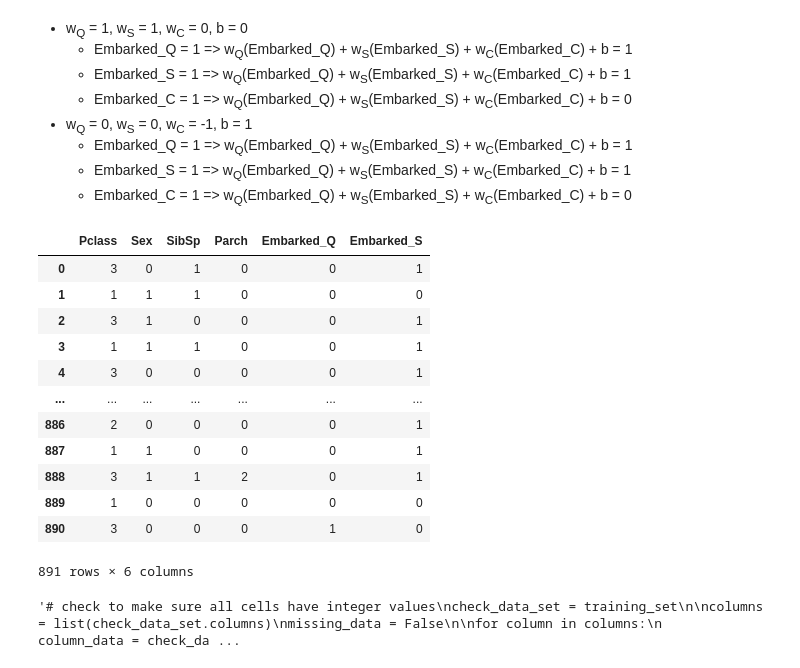
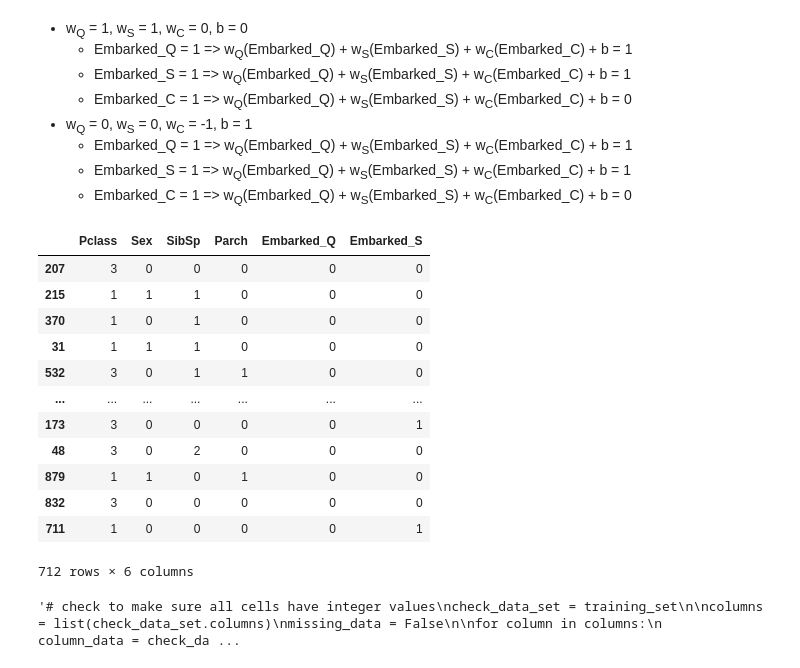
Before and after one commit to amihays/titanic, a Jupyter notebook: data_exploration.ipynb, the cells around one changed output. Saved outputs shown, nothing was run; the diff lists cells and outputs as text; code cells hidden in the pictures.

```diff
--- a/data_exploration.ipynb
+++ b/data_exploration.ipynb
@@ -12,3 +10,7 @@ uncleaned_test_set = pandas.read_csv('./data/test.csv')
+# %%
+uncleaned_data_set = pandas.read_csv('./data/train.csv')
+
+uncleaned_training_set, uncleaned_validation_set = train_test_split(uncleaned_data_set, test_size=0.2)
 # %%
 uncleaned_training_set
 # %% [output]
@@ -85,46 +73,45 @@ def get_numeric_sex(row):
     sex = row.Sex
     if sex == 'female':
         return 1
     if sex == 'male':
         return 0
     else:
         raise('Sex must be male or female')
 
 def get_cleaned_dataset(uncleaned_set):
     cleaned_set = uncleaned_set.copy()
     cleaned_set['Sex'] = cleaned_set.apply(get_numeric_sex, axis=1)
     cleaned_set['Embarked_Q'] = (uncleaned_set['Embarked'] == 'Q').astype(int)
     cleaned_set['Embarked_S'] = (uncleaned_set['Embarked'] == 'S').astype(int)
     # If Embarked_Q = 0 and Embarked_S = 0, then passenger embarked at location C
 
 
     # todo: handle age and fare next (both have missing values)
     cleaned_set.drop(columns=['PassengerId', 'Embarked', 'Ticket', 'Cabin', 'Name', 'Age', 'Fare'], inplace=True)
     if 'Survived' in uncleaned_set.columns:
         cleaned_set.drop(columns=['Survived'], inplace=True)
 
     return cleaned_set
 
 
-test_set = get_cleaned_dataset(uncleaned_test_set)
 training_set = get_cleaned_dataset(uncleaned_training_set)
 training_targets = uncleaned_training_set['Survived']
 
 training_set
 # %% [output]
 |  | Pclass | Sex | SibSp | Parch | Embarked_Q | Embarked_S |
-| 0 | 3 | 0 | 1 | 0 | 0 | 1 |
-| 1 | 1 | 1 | 1 | 0 | 0 | 0 |
-| 2 | 3 | 1 | 0 | 0 | 0 | 1 |
-| 3 | 1 | 1 | 1 | 0 | 0 | 1 |
-| 4 | 3 | 0 | 0 | 0 | 0 | 1 |
+| 207 | 3 | 0 | 0 | 0 | 0 | 0 |
+| 215 | 1 | 1 | 1 | 0 | 0 | 0 |
+| 370 | 1 | 0 | 1 | 0 | 0 | 0 |
+| 31 | 1 | 1 | 1 | 0 | 0 | 0 |
+| 532 | 3 | 0 | 1 | 1 | 0 | 0 |
 | ... | ... | ... | ... | ... | ... | ... |
-| 886 | 2 | 0 | 0 | 0 | 0 | 1 |
-| 887 | 1 | 1 | 0 | 0 | 0 | 1 |
-| 888 | 3 | 1 | 1 | 2 | 0 | 1 |
-| 889 | 1 | 0 | 0 | 0 | 0 | 0 |
-| 890 | 3 | 0 | 0 | 0 | 1 | 0 |
+| 173 | 3 | 0 | 0 | 0 | 0 | 1 |
+| 48 | 3 | 0 | 2 | 0 | 0 | 0 |
+| 879 | 1 | 1 | 0 | 1 | 0 | 0 |
+| 832 | 3 | 0 | 0 | 0 | 0 | 0 |
+| 711 | 1 | 0 | 0 | 0 | 0 | 1 |
-891 rows × 6 columns
+712 rows × 6 columns
 # %%
 """# check to make sure all cells have integer values
 check_data_set = training_set
```
Also changed, not shown: parts of 19 cells of this notebook.
